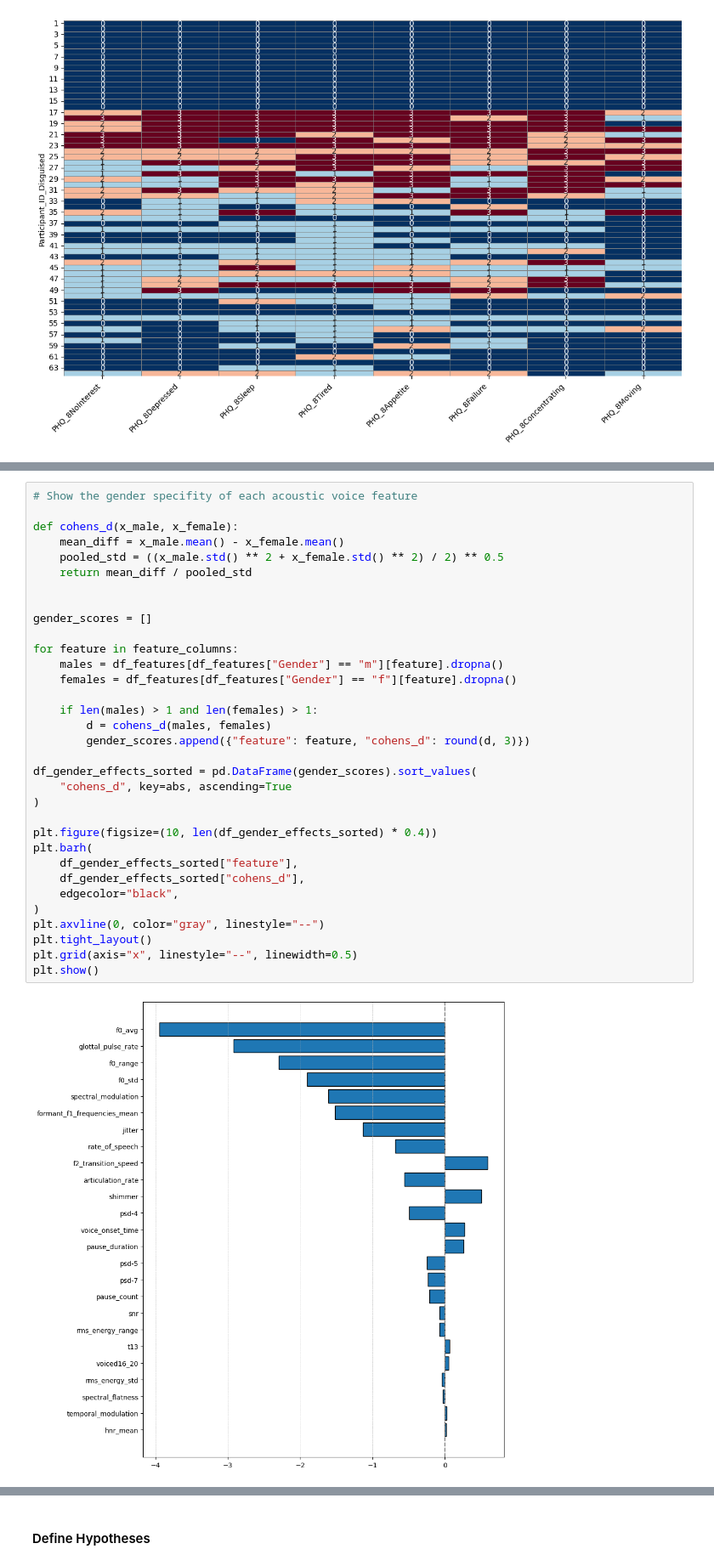
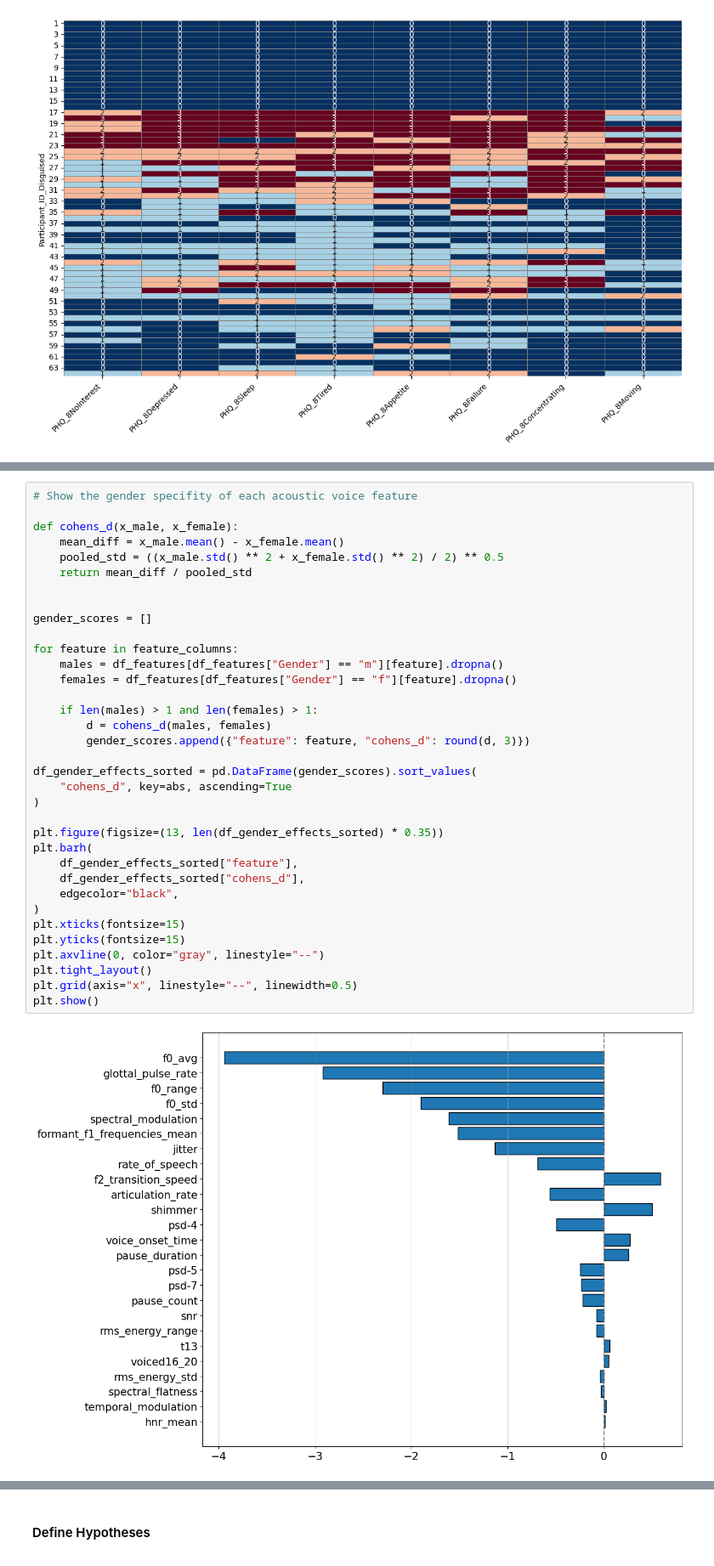
Before and after one commit to jonaslanzlinger/depression-detection, a Jupyter notebook: docs/evaluation/hypothesis_testing/evaluation_mdd_mapping.ipynb, the cells around one changed output, grey strips where cells are left out. Shown at 85% size. Cells and saved outputs as stored; diff of their text form.

Commit message:
ref: small visual fixes of the plots

```diff
--- a/docs/evaluation/hypothesis_testing/evaluation_mdd_mapping.ipynb
+++ b/docs/evaluation/hypothesis_testing/evaluation_mdd_mapping.ipynb
@@ -124,35 +124,37 @@ for plot_index in range(0, total_features, features_per_plot):
 def cohens_d(x_male, x_female):
     mean_diff = x_male.mean() - x_female.mean()
     pooled_std = ((x_male.std() ** 2 + x_female.std() ** 2) / 2) ** 0.5
     return mean_diff / pooled_std
 
 
 gender_scores = []
 
 for feature in feature_columns:
     males = df_features[df_features["Gender"] == "m"][feature].dropna()
     females = df_features[df_features["Gender"] == "f"][feature].dropna()
 
     if len(males) > 1 and len(females) > 1:
         d = cohens_d(males, females)
         gender_scores.append({"feature": feature, "cohens_d": round(d, 3)})
 
 df_gender_effects_sorted = pd.DataFrame(gender_scores).sort_values(
     "cohens_d", key=abs, ascending=True
 )
 
-plt.figure(figsize=(10, len(df_gender_effects_sorted) * 0.4))
+plt.figure(figsize=(13, len(df_gender_effects_sorted) * 0.35))
 plt.barh(
     df_gender_effects_sorted["feature"],
     df_gender_effects_sorted["cohens_d"],
     edgecolor="black",
 )
+plt.xticks(fontsize=15)
+plt.yticks(fontsize=15)
 plt.axvline(0, color="gray", linestyle="--")
 plt.tight_layout()
 plt.grid(axis="x", linestyle="--", linewidth=0.5)
 plt.show()
 # %% [output]
-[figure, old version]
+[figure, new version]
 # %%
 # Visualize a selection of gender specific acoustic voice features
 
```
Also changed, not shown: parts of 2 cells of this notebook.
